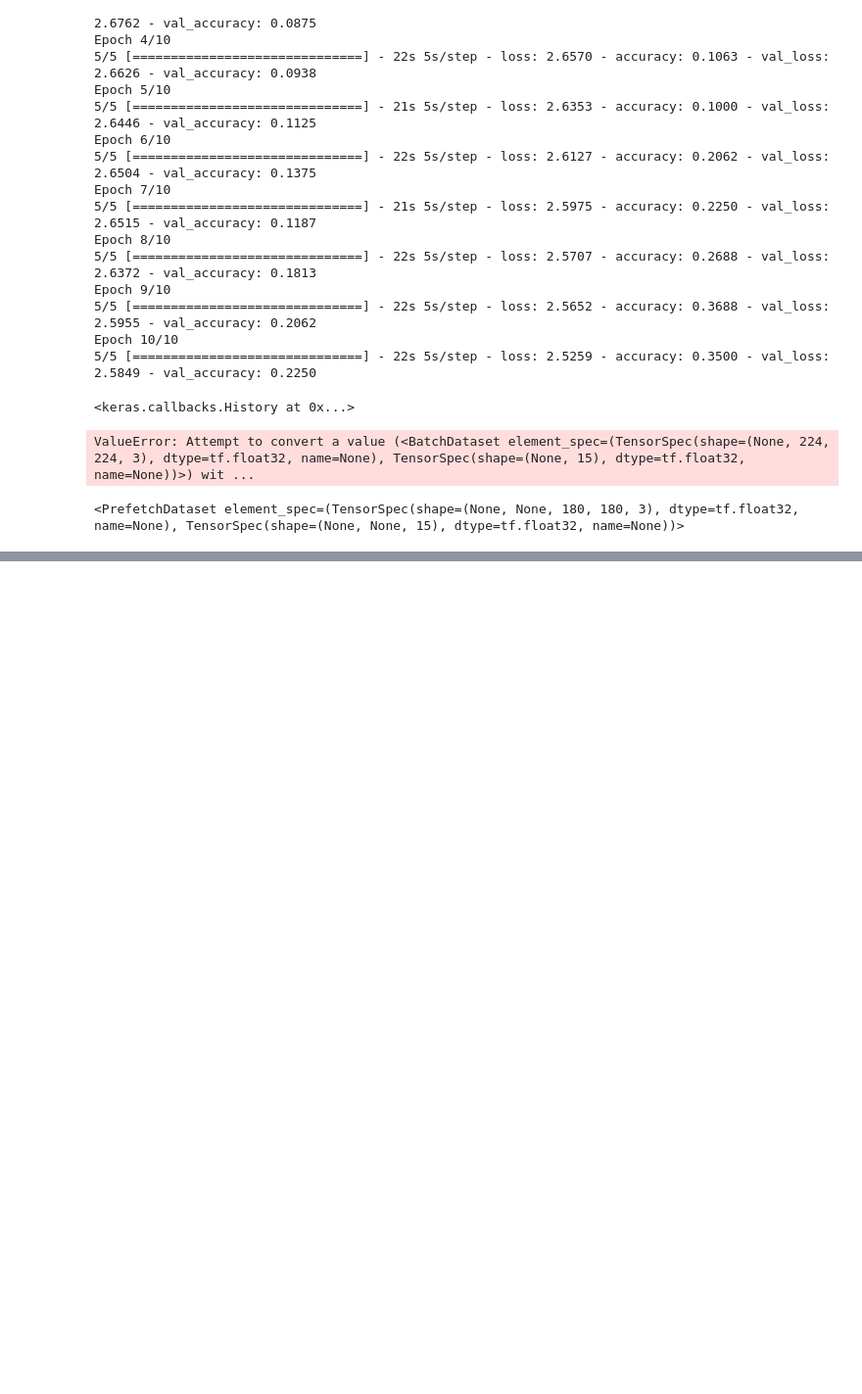
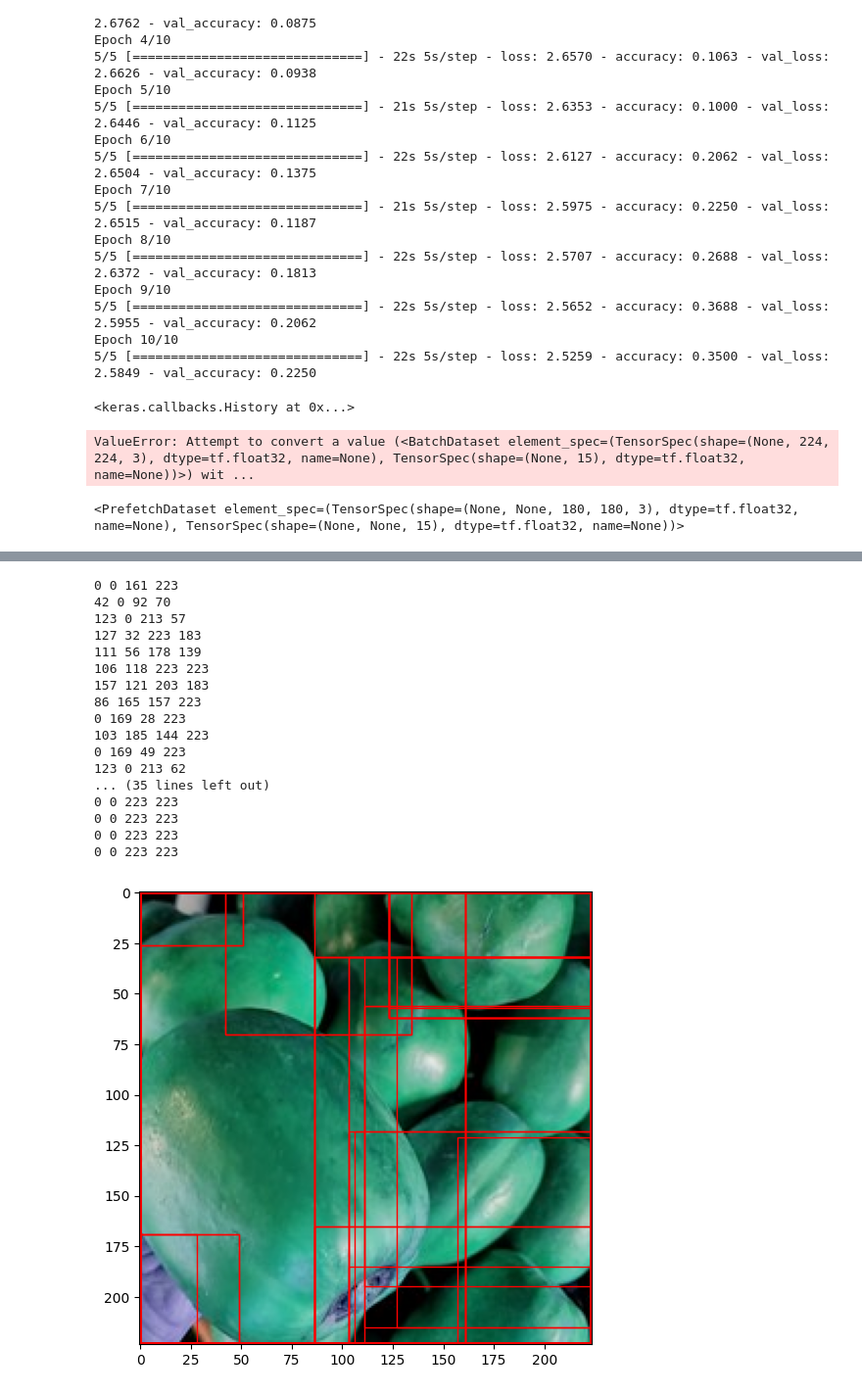
Before and after one commit to ArthurDercq/veggideas, a Jupyter notebook: notebooks/bounding_box.ipynb, the cells around one changed output, grey strips where cells are left out. Shown at 98% size. Drawn from its saved outputs; the diff is of its cells as text; code cells hidden in the pictures; blank space fills up the shorter version.

```diff
--- a/notebooks/bounding_box.ipynb
+++ b/notebooks/bounding_box.ipynb
@@ -213,0 +333,48 @@ ValueError: ('Input data in `NumpyArrayIterator` should have rank 4. You passed
+# %%
+import matplotlib.patches as mpatches
+import matplotlib.pyplot as plt
+from skimage.util import img_as_int
+
+# Load the image
+#image = cv2.imread('fridge_image.jpg')
+image = cv2.imread('/Users/lieselvranckx/code/ArthurDercq/veggideas/raw_data/test/Papaya/1225.jpg')
+
+# Perform selective search to generate candidate regions
+selective_search = selectivesearch.selective_search(image, scale=500, sigma=0.9, min_size=10)
+
+# Set a threshold for the minimum bounding box size
+min_box_size = 1000  # Adjust this value as needed
+
+boxes = []
+for region in selective_search[1]:
+    x, y, w, h = region['rect']
+    if w * h >= min_box_size:
+       boxes.append((x, y, x + w, y + h))  # Convert coordinates to integers
+
+
+
+fig, ax = plt.subplots(ncols=1, nrows=1, figsize=(6, 6))
+ax.imshow(image)
+for x, y, w, h in boxes:
+    print(x, y, w, h)
+    rect = mpatches.Rectangle((x, y), w, h, fill=False, edgecolor='red', linewidth=1)
+    ax.add_patch(rect)
+# %% [output]
+0 0 161 223
+42 0 92 70
+123 0 213 57
+127 32 223 183
+111 56 178 139
+106 118 223 223
+157 121 203 183
+86 165 157 223
+0 169 28 223
+103 185 144 223
+0 169 49 223
+123 0 213 62
+... (35 lines left out)
+0 0 223 223
+0 0 223 223
+0 0 223 223
+0 0 223 223
+[figure, added]
```
Also changed, not shown: parts of 14 cells of this notebook.
